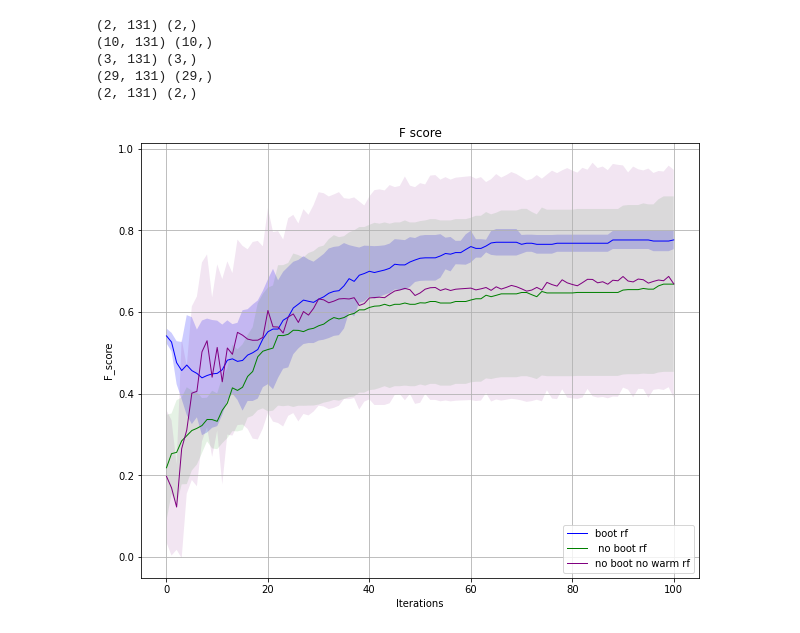
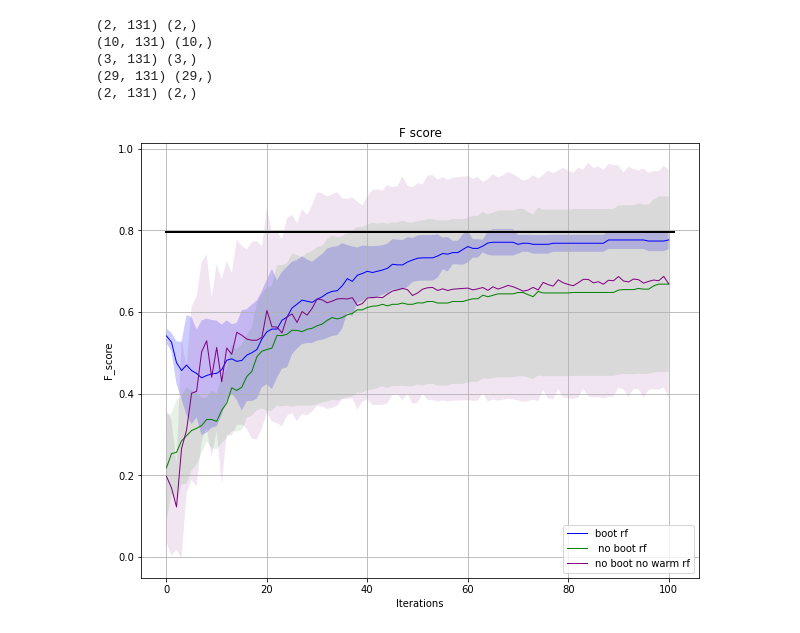
Before and after one commit to Amsterdam-Internships/Double-Listing, a Jupyter notebook: Code/active_learning.ipynb, the cells around one changed output. Drawn from its saved outputs; the diff is of its cells as text; code cells hidden in the pictures.

```diff
--- a/Code/active_learning.ipynb
+++ b/Code/active_learning.ipynb
@@ -519,0 +620,5 @@ def al(df,df_test = False,queries = 20,baseline=False,committee_pred=False,incre
+# %%
+orcl_labels,ams_results_main_no_boot_no_warm_3 = al(df_ams_train,df_ams_test,queries=30,
+                                        baseline=False,committee_pred= False,
+                                        incremental_comitee = False,boostrap = False,
+                                        warm= False)
@@ -519,0 +646,5 @@ def al(df,df_test = False,queries = 20,baseline=False,committee_pred=False,incre
+# %%
+orcl_labels,ams_results_main_no_boot_no_warm_4 = al(df_ams_train,df_ams_test,queries=30,
+                                        baseline=False,committee_pred= False,
+                                        incremental_comitee = False,boostrap = False,
+                                        warm= False)
@@ -519,0 +688,9 @@ def al(df,df_test = False,queries = 20,baseline=False,committee_pred=False,incre
+# %%
+resuts_no_boot_no_warm_ams = [ams_results_main_no_boot_no_warm_4,ams_results_main_no_boot_no_warm_3,ams_results_main_no_boot_no_warm_2
+                     ,ams_results_main_no_boot_no_warm_1,ams_results_main_no_boot_no_warm]
+
+file_name = "resuts_no_boot_no_warm_ams.pkl"
+
+open_file = open(file_name, "wb")
+pickle.dump(resuts_no_boot_no_warm_ams, open_file)
+open_file.close()
@@ -546,15 +783,9 @@ Beware querying not returning
 # %%
-import pickle
-
 file_name = "resuts_full_comitte.pkl"
 
 open_file = open(file_name, "wb")
 pickle.dump(resuts_full_comitte, open_file)
 open_file.close()
-
-"""open_file = open(file_name, "rb")
-loaded_list = pickle.load(open_file)
-open_file.close()"""
 # %% [output]
 'open_file = open(file_name, "rb")\nloaded_list = pickle.load(open_file)\nopen_file.close()'
 # %%
@@ -720,24 +952,25 @@ f_score_rf_noboot_nowarm_sd = np.std(f_score_rf_noboot_nowarm,axis=0)
 # %%
 from matplotlib.pyplot import figure
 fig, ax = plt.subplots(1)
 fig.set_size_inches(10,8)
 ax.plot(np.arange(101), f_score_full_rf_mean, lw=1, label='boot rf', color='blue')
 #ax.plot(np.arange(101), f_score_full_cmt_mean, lw=1, label='boot committee', color='red')
 ax.plot(np.arange(101), f_score_no_boot_rf_mean, lw=1, label=' no boot rf', color='green')
 ax.plot(np.arange(101), f_score_rf_noboot_nowarm_mean, lw=1, label='no boot no warm rf', color='purple')
+ax.plot([0, 101], [0.7959183673469387,0.7959183673469387], 'k-', lw=2)
 ax.fill_between(np.arange(101), f_score_full_rf_mean + f_score_full_rf_sd, f_score_full_rf_mean-f_score_full_rf_sd
                 ,facecolor='blue', alpha=0.2)
 #ax.fill_between(np.arange(101), f_score_full_cmt_mean + f_score_full_cmt_sd, f_score_full_cmt_mean-f_score_full_cmt_sd
 #                ,facecolor='red', alpha=0.2)
 ax.fill_between(np.arange(101), f_score_no_boot_rf_mean + f_score_no_boot_rf_sd, f_score_no_boot_rf_mean-f_score_no_boot_rf_sd
                 ,facecolor='green', alpha=0.1)
 ax.fill_between(np.arange(101), f_score_rf_noboot_nowarm_mean + f_score_rf_noboot_nowarm_sd, f_score_rf_noboot_nowarm_mean-f_score_rf_noboot_nowarm_sd
                 ,facecolor='purple', alpha=0.1)
 ax.set_title('F score')
 ax.legend(loc='lower right')
 ax.set_xlabel('Iterations')
 ax.set_ylabel('F_score')
 
 ax.grid()
 # %% [output]
-[figure, old version]
+[figure, new version]
```
Also changed, not shown: parts of 50 cells of this notebook, 12 other files.
